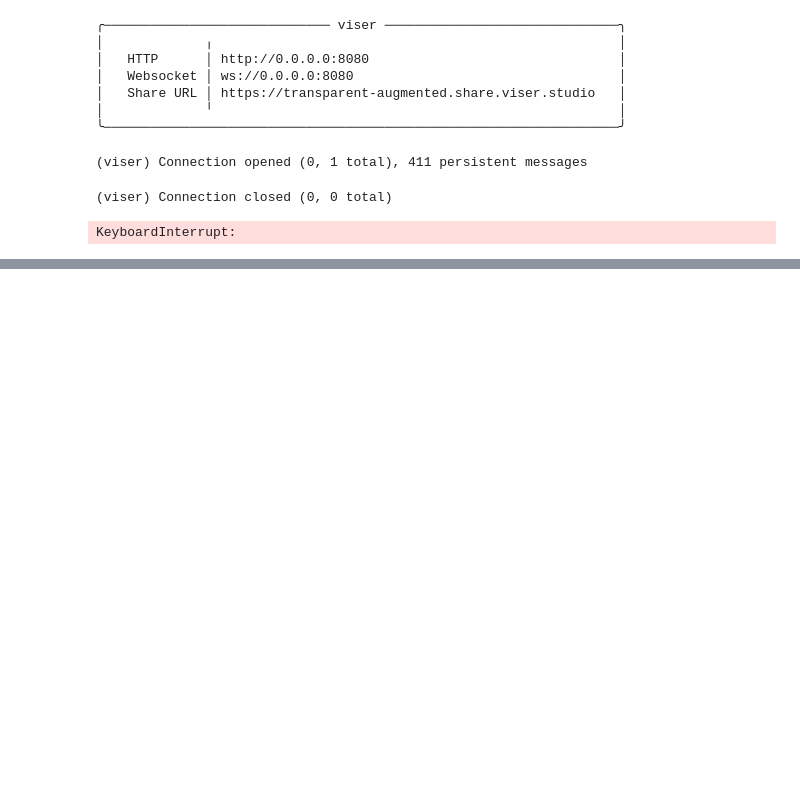
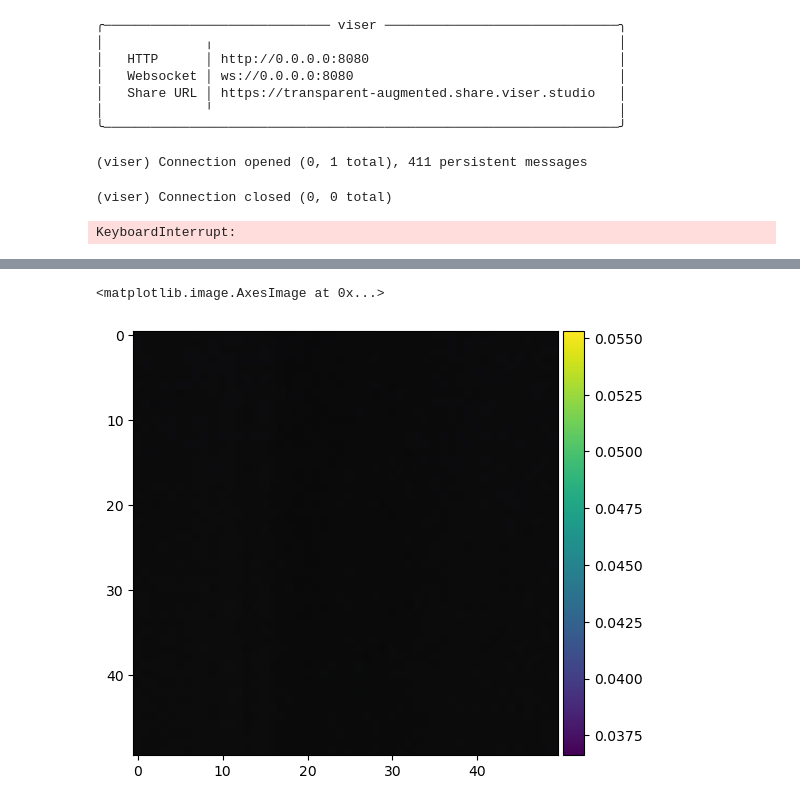
Before and after one commit to RichZhou1999/cs280_proj5, a Jupyter notebook: part2.ipynb, the cells around one changed output, grey strips where cells are left out. Drawn from its saved outputs; the diff is of its cells as text; code cells hidden in the pictures; blank space fills up the shorter version.

Commit message:
build model

```diff
--- a/part2.ipynb
+++ b/part2.ipynb
@@ -28,5 +31,5 @@ width = 200
 # %%
 K = np.array([[focal,0,width/2],[0,focal,height/2],[0,0,1]])
 # %%
-c2w = c2ws_train[0]
+# c2w = c2ws_train[0]
 # %%
@@ -144,5 +130,5 @@ class RaysData(Dataset):
         return rays_o, rays_d,pixels
 # %%
 dataset = RaysData(images_train, K, c2ws_train)
-rays_o, rays_d, pixels = dataset.sample_rays(5)
+# rays_o, rays_d, pixels = dataset.sample_rays(5)
 # %%
@@ -247,0 +410,3 @@ assert torch.allclose(rendered_colors, correct, rtol=1e-4, atol=1e-4)
+# %%
+model = Nerf_model(10,4,256).to(device)
+step_size = (6-2)/n_samples
@@ -247,0 +456,35 @@ assert torch.allclose(rendered_colors, correct, rtol=1e-4, atol=1e-4)
+# %%
+model.eval()
+eval_height = 50
+eval_width = 50
+c2w_eval = c2ws_train[0]
+results = torch.zeros((eval_height, eval_width,3)).to(device)
+for i in range(eval_height):
+    uv = []
+    for j in range(eval_width):
+        uv.append([i,j])
+    ray_o, ray_d = pixel_to_ray(K, c2w_eval, uv)
+    rays_o = np.repeat(ray_o, eval_height, axis=0)
+    rays_d = list(ray_d)
+    points = sample_along_rays(rays_o, rays_d)
+    points = torch.tensor(points).to(device)
+    rays_d = torch.tensor(rays_d).to(device)
+    rays_d = torch.unsqueeze(rays_d,1)
+    rays_d = rays_d.repeat(1,n_samples,1)
+    rays_d = rays_d.view(-1,3)
+
+    rgbs, sigmas = model(points, rays_d)
+    rgbs = rgbs.to(device)
+    sigmas = sigmas.to(device)
+    # sigams = model.foward_dentisy()
+    sigmas = sigmas.view(-1, n_samples, 1)
+    rgbs = rgbs.view(-1, n_samples, 3)
+    rendered_colors = volrend(sigmas, rgbs, step_size)
+    # print(rendered_colors.shape)
+    results[i,:,:] = rendered_colors
+# %%
+results = results.detach().cpu().numpy()
+skio.imshow(results)
+# %% [output]
+<matplotlib.image.AxesImage at 0x...>
+[figure, added]
```
Also changed, not shown: parts of 15 cells of this notebook, 1 other file.
